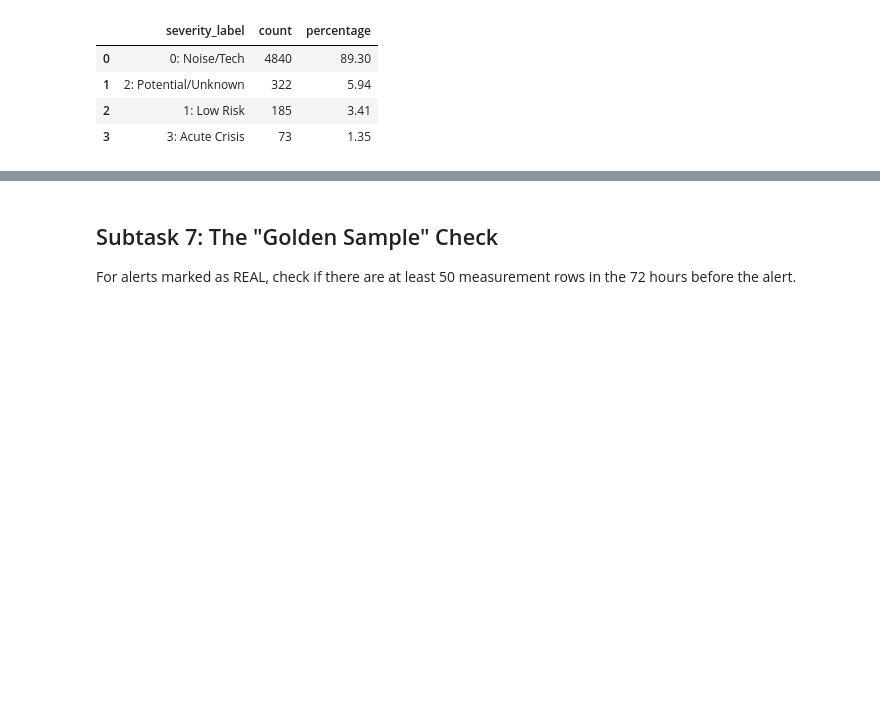
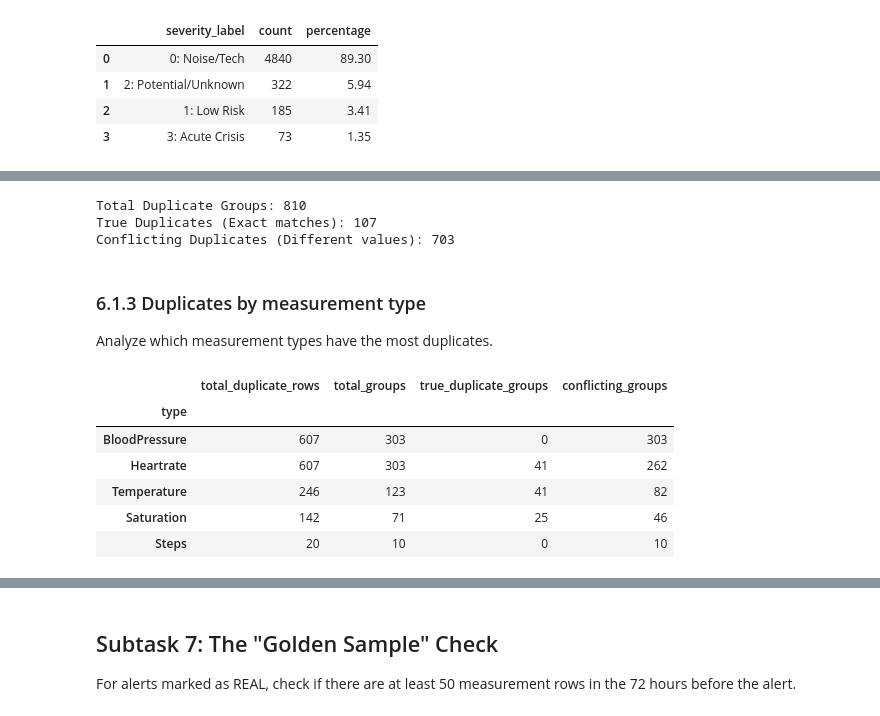
Before and after one commit to eldarmuk/AI-CVD, a Jupyter notebook: notebooks/02_basic_eda.ipynb, the cells around one changed output, grey strips where cells are left out. Drawn from its saved outputs; the diff is of its cells as text; code cells hidden in the pictures; blank space fills up the shorter version.

```diff
--- a/notebooks/02_basic_eda.ipynb
+++ b/notebooks/02_basic_eda.ipynb
@@ -661,0 +714,14 @@ summary
+# %%
+print(f"Total Duplicate Groups: {total_duplicate_groups}")
+print(f"True Duplicates (Exact matches): {true_dup_non_bp + true_dup_bp}")
+print(f"Conflicting Duplicates (Different values): {conflicting_non_bp + conflicting_bp}")
+
+measurements_df.drop(columns=['key'], inplace=True)
+# %% [output]
+Total Duplicate Groups: 810
+True Duplicates (Exact matches): 107
+Conflicting Duplicates (Different values): 703
+# %% [markdown]
+### 6.1.3 Duplicates by measurement type
+
+Analyze which measurement types have the most duplicates.
@@ -661,0 +737,20 @@ summary
+# %%
+group_categories = dup_rows_df.groupby(['senior_id', 'date', 'type']).apply(check_group).reset_index(name='category')
+type_summary_df = duplicates.merge(group_categories, on=['senior_id', 'date', 'type'])
+
+type_summary = type_summary_df.groupby('type').agg(
+    total_duplicate_rows=('count', 'sum'),
+    total_groups=('count', 'count'),
+    true_duplicate_groups=('category', lambda x: (x == 'True Duplicate').sum()),
+    conflicting_groups=('category', lambda x: (x == 'Conflicting').sum())
+).sort_values('total_duplicate_rows', ascending=False)
+
+type_summary
+# %% [output]
+|  | total_duplicate_rows | total_groups | true_duplicate_groups | conflicting_groups |
+| type |  |  |  |  |
+| BloodPressure | 607 | 303 | 0 | 303 |
+| Heartrate | 607 | 303 | 41 | 262 |
+| Temperature | 246 | 123 | 41 | 82 |
+| Saturation | 142 | 71 | 25 | 46 |
+| Steps | 20 | 10 | 0 | 10 |
```
Also changed, not shown: parts of 12 cells of this notebook.
